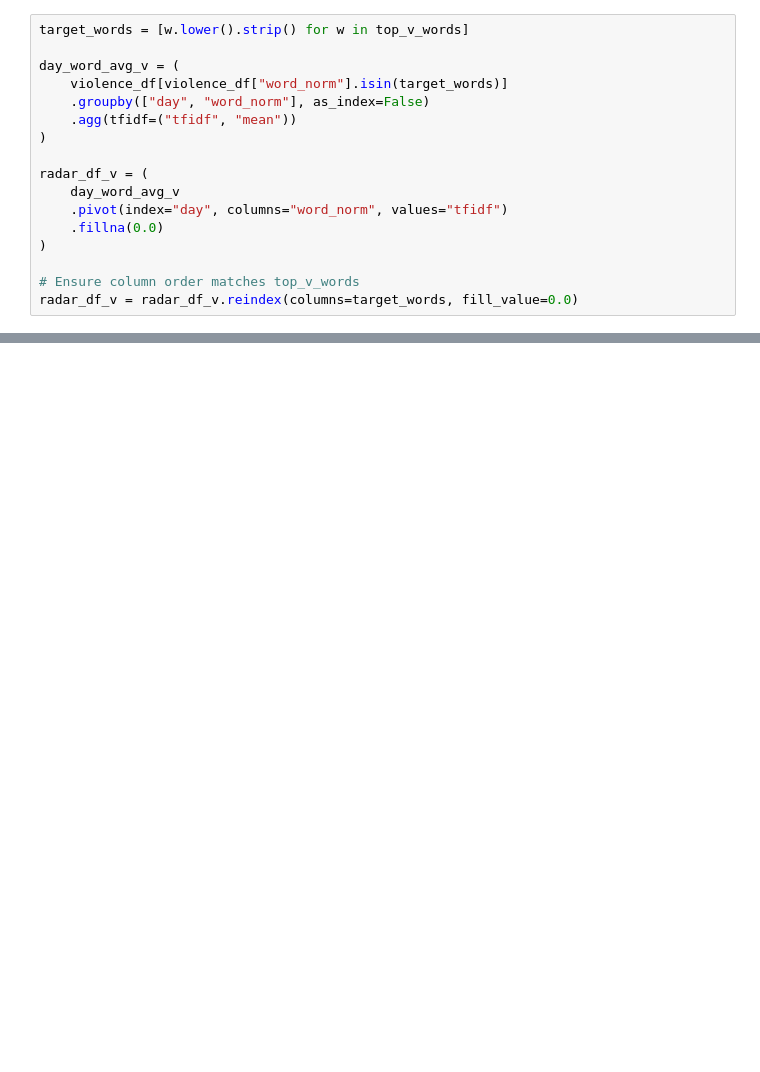
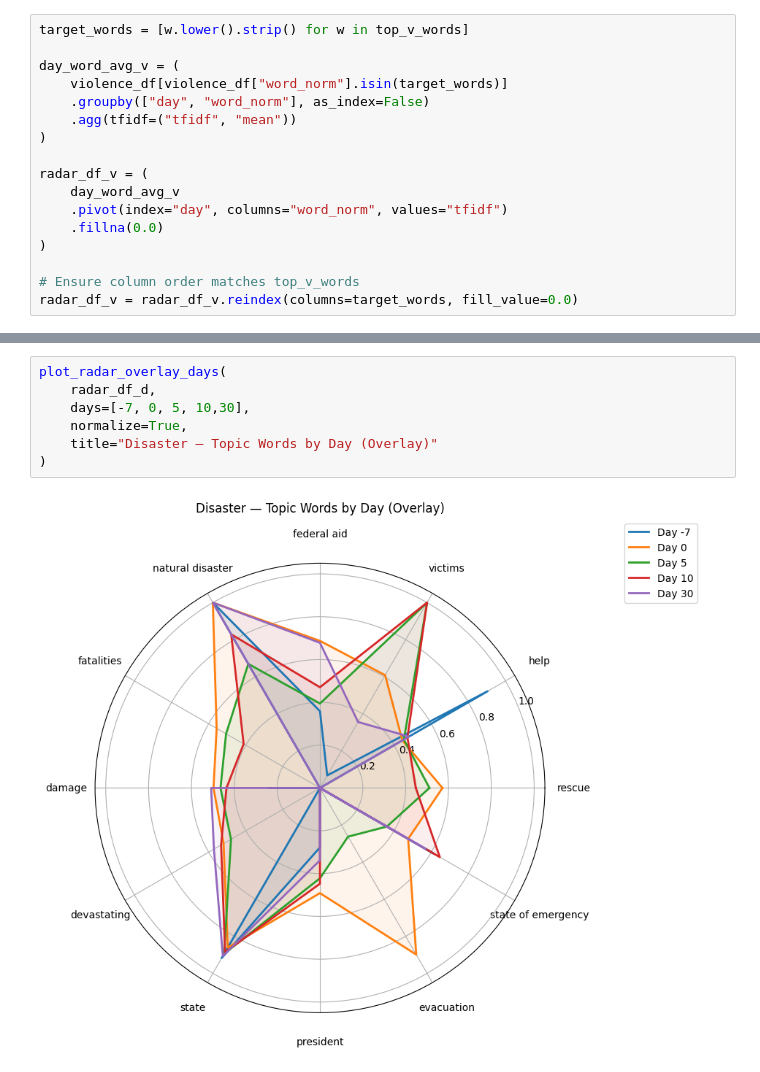
Before and after one commit to elugos/HSMS_LUGOS, a Jupyter notebook: radar_topic_daily.ipynb, the cells around one changed output, grey strips where cells are left out. Drawn from its saved outputs; the diff is of its cells as text; blank space fills up the shorter version.

```diff
--- a/radar_topic_daily.ipynb
+++ b/radar_topic_daily.ipynb
@@ -409,0 +741,9 @@ for day in sorted(radar_df.index):
+# %%
+plot_radar_overlay_days(
+    radar_df_d,
+    days=[-7, 0, 5, 10,30],
+    normalize=True,
+    title="Disaster — Topic Words by Day (Overlay)"
+)
+# %% [output]
+[figure, added]
```
Also changed, not shown: parts of 18 cells of this notebook.
